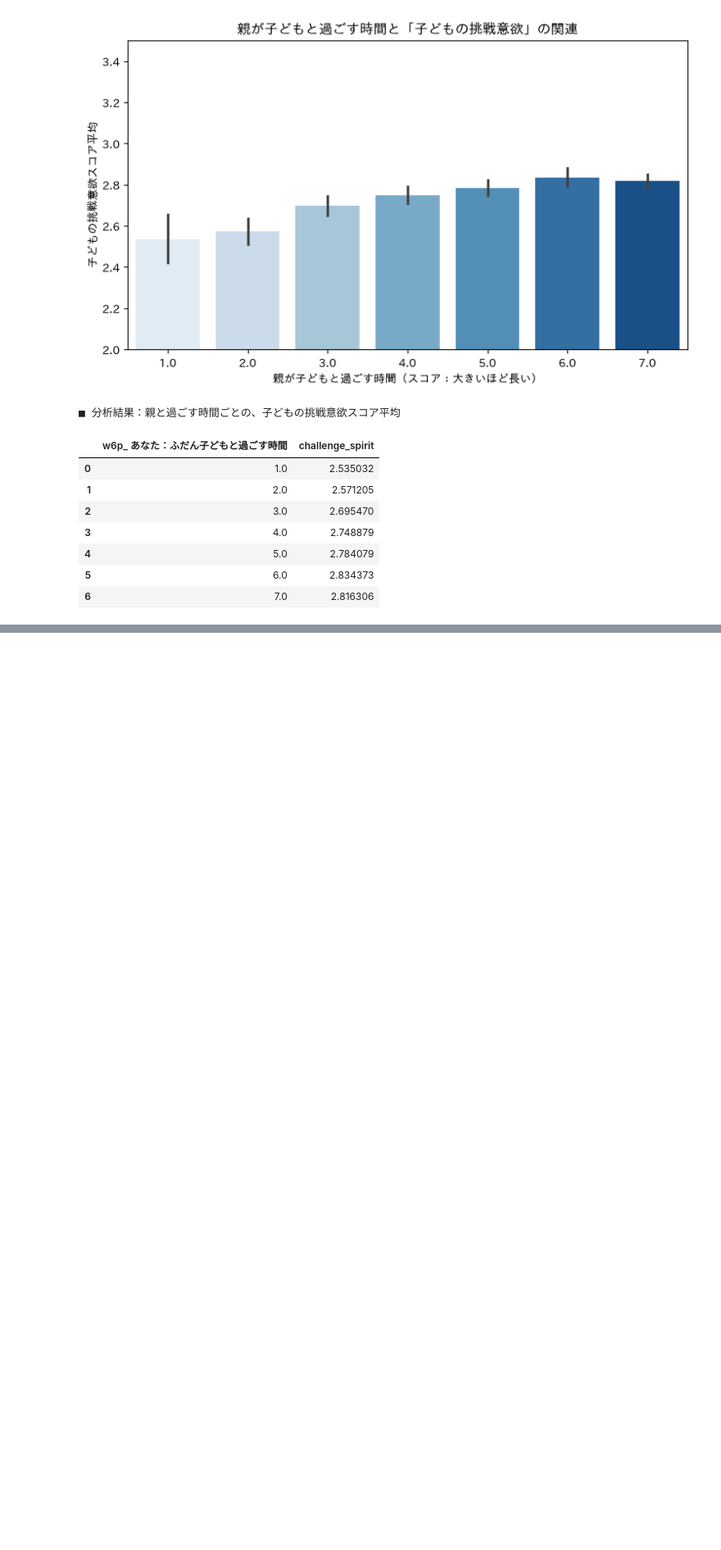
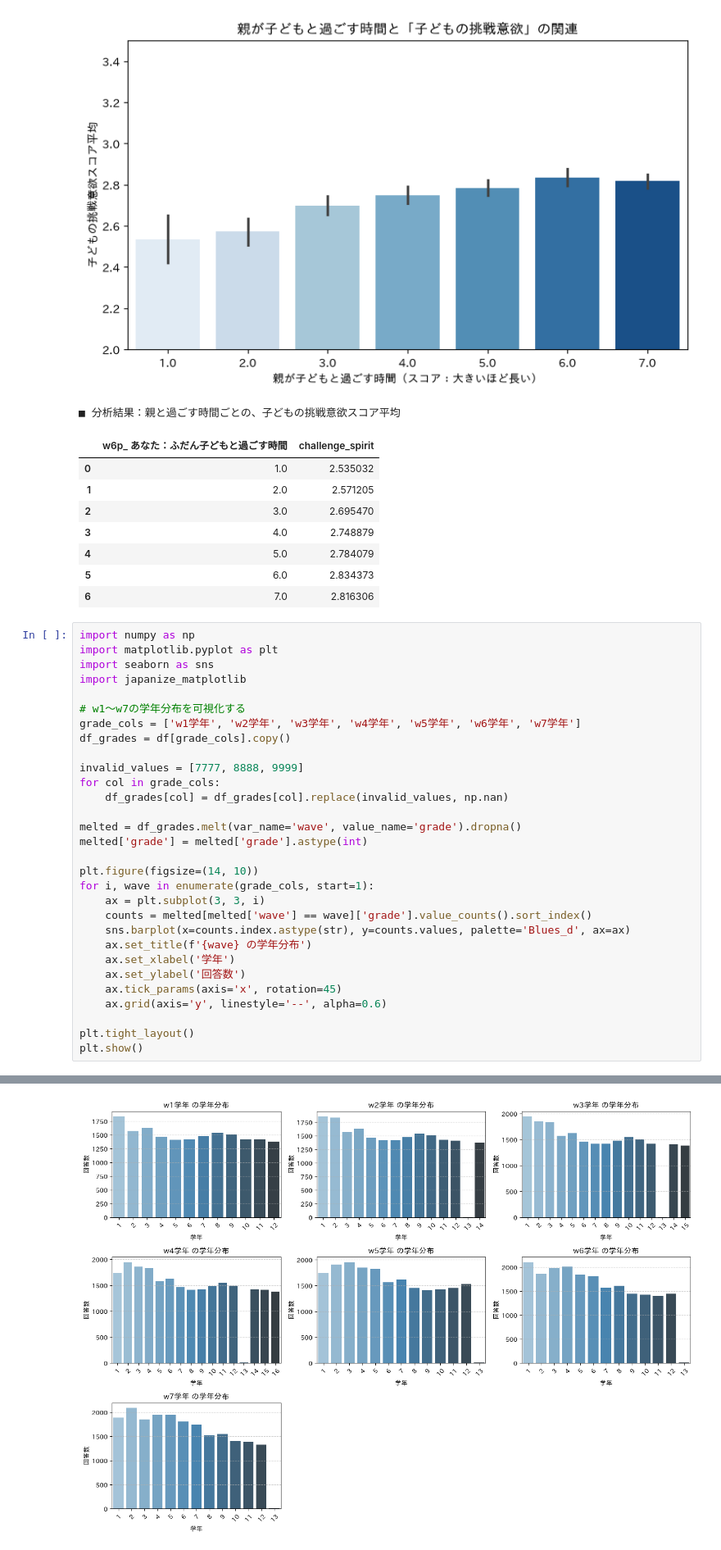
Before and after one commit to KyosukeNagai/DataScienceCompetition, a Jupyter notebook: Calculate.ipynb, the cells around one changed output, grey strips where cells are left out. Shown at 82% size. Drawn from its saved outputs; the diff is of its cells as text; blank space fills up the shorter version.

```diff
--- a/Calculate.ipynb
+++ b/Calculate.ipynb
@@ -638,3 +638,34 @@ Passing `palette` without assigning `hue` is deprecated and will be removed in v
 | 4 | 5.0 | 2.784079 |
 | 5 | 6.0 | 2.834373 |
 | 6 | 7.0 | 2.816306 |
+# %%
+import numpy as np
+import matplotlib.pyplot as plt
+import seaborn as sns
+import japanize_matplotlib
+
+# w1〜w7の学年分布を可視化する
+grade_cols = ['w1学年', 'w2学年', 'w3学年', 'w4学年', 'w5学年', 'w6学年', 'w7学年']
+df_grades = df[grade_cols].copy()
+
+invalid_values = [7777, 8888, 9999]
+for col in grade_cols:
+    df_grades[col] = df_grades[col].replace(invalid_values, np.nan)
+
+melted = df_grades.melt(var_name='wave', value_name='grade').dropna()
+melted['grade'] = melted['grade'].astype(int)
+
+plt.figure(figsize=(14, 10))
+for i, wave in enumerate(grade_cols, start=1):
+    ax = plt.subplot(3, 3, i)
+    counts = melted[melted['wave'] == wave]['grade'].value_counts().sort_index()
+    sns.barplot(x=counts.index.astype(str), y=counts.values, palette='Blues_d', ax=ax)
+    ax.set_title(f'{wave} の学年分布')
+    ax.set_xlabel('学年')
+    ax.set_ylabel('回答数')
+    ax.tick_params(axis='x', rotation=45)
+    ax.grid(axis='y', linestyle='--', alpha=0.6)
+
+plt.tight_layout()
+plt.show()
+# %% [output]
@@ -640,0 +689 @@ Passing `palette` without assigning `hue` is deprecated and will be removed in v
+[figure, added]
```
Also changed, not shown: parts of 4 cells of this notebook.
